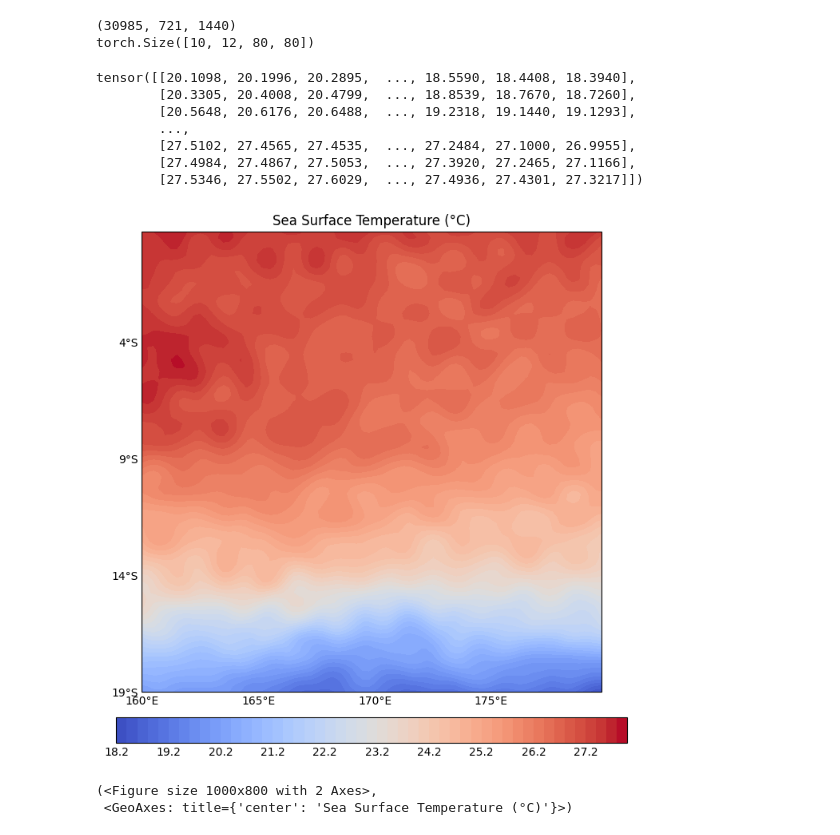
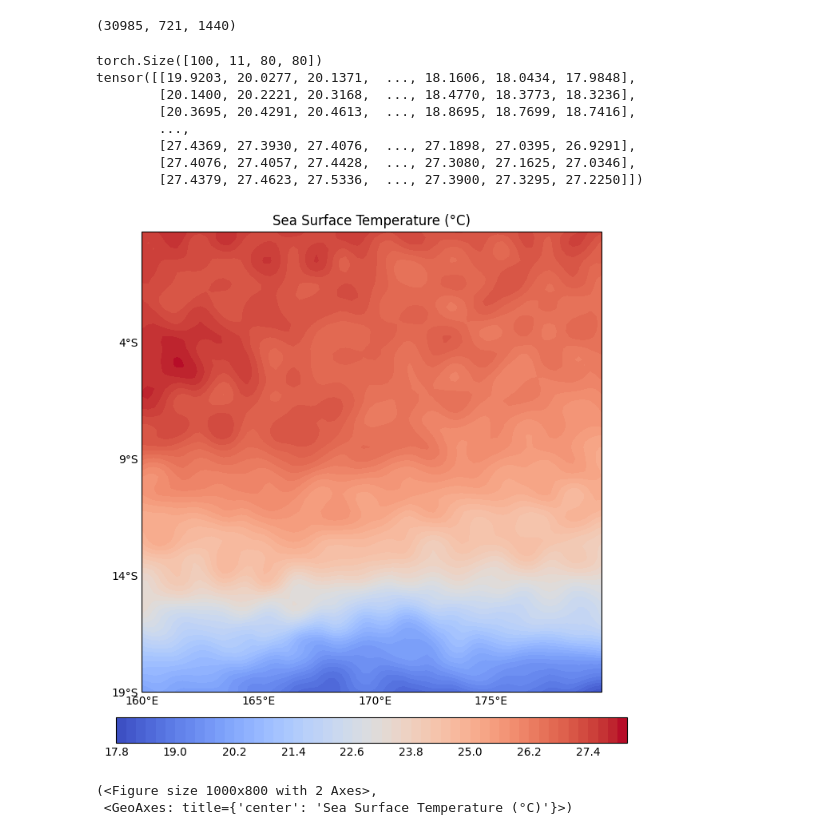
Before and after one commit to Yiliavv/3D-Ocean, a Jupyter notebook: src/convLSTM.ipynb, the cells around one changed output. Cells and saved outputs as stored; diff of their text form; code cells hidden in the pictures.

```diff
--- a/src/convLSTM.ipynb
+++ b/src/convLSTM.ipynb
@@ -3,34 +3,34 @@
 from torch.utils.data import DataLoader
 from utils.dataset import ERA5SstDataset
 
-data_set = ERA5SstDataset(width=12, lon=[60, 80], lat=[160, 180])
+data_set = ERA5SstDataset(width=12, step = 12, lon=[60, 80], lat=[160, 180])
 print(data_set.shape)
 
-train_dataloader = DataLoader(data_set, batch_size=10, shuffle=False)
-train_data, train_label = next(iter(train_dataloader))
-
-print(train_data.shape)
+train_dataloader = DataLoader(data_set, batch_size=100, shuffle=False)
 # %% [output]
 (30985, 721, 1440)
-torch.Size([10, 12, 80, 80])
 # %%
 # 查看数据
+train_data, train_label = next(iter(train_dataloader))
+
+print(train_data.shape)
 
 first_batch = train_data[0]
 
 from utils.plot import plot_sst_distribution
 
-first_sst = first_batch[5]
+first_sst = first_batch[10]
 print(first_sst)
 plot_sst_distribution(first_sst)
 # %% [output]
-tensor([[20.1098, 20.1996, 20.2895,  ..., 18.5590, 18.4408, 18.3940],
-        [20.3305, 20.4008, 20.4799,  ..., 18.8539, 18.7670, 18.7260],
-        [20.5648, 20.6176, 20.6488,  ..., 19.2318, 19.1440, 19.1293],
+torch.Size([100, 11, 80, 80])
+tensor([[19.9203, 20.0277, 20.1371,  ..., 18.1606, 18.0434, 17.9848],
+        [20.1400, 20.2221, 20.3168,  ..., 18.4770, 18.3773, 18.3236],
+        [20.3695, 20.4291, 20.4613,  ..., 18.8695, 18.7699, 18.7416],
         ...,
-        [27.5102, 27.4565, 27.4535,  ..., 27.2484, 27.1000, 26.9955],
-        [27.4984, 27.4867, 27.5053,  ..., 27.3920, 27.2465, 27.1166],
-        [27.5346, 27.5502, 27.6029,  ..., 27.4936, 27.4301, 27.3217]])
+        [27.4369, 27.3930, 27.4076,  ..., 27.1898, 27.0395, 26.9291],
+        [27.4076, 27.4057, 27.4428,  ..., 27.3080, 27.1625, 27.0346],
+        [27.4379, 27.4623, 27.5336,  ..., 27.3900, 27.3295, 27.2250]])
-[figure, old version]
+[figure, new version]
 (<Figure size 1000x800 with 2 Axes>,
  <GeoAxes: title={'center': 'Sea Surface Temperature (°C)'}>)
```
Also changed, not shown: parts of 3 cells of this notebook, 6 other files.
